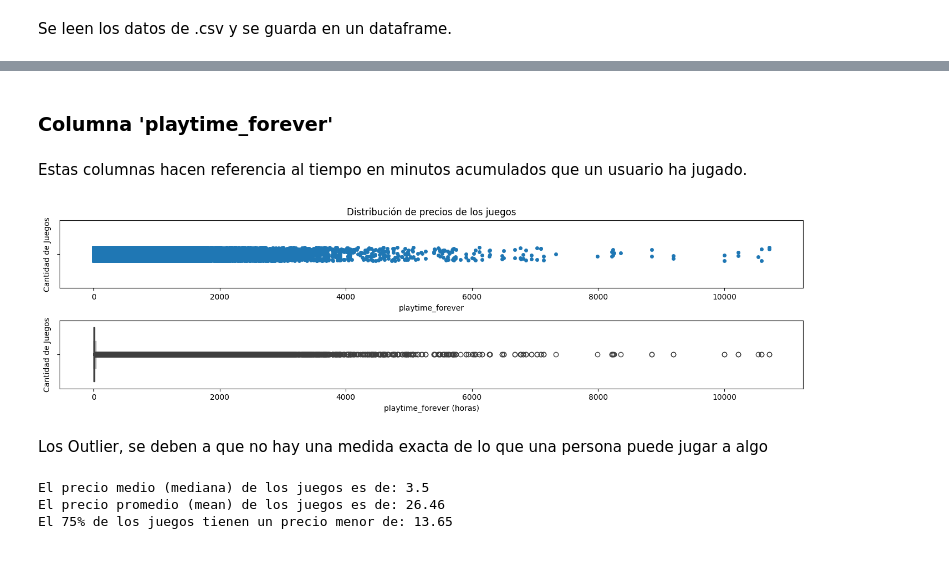
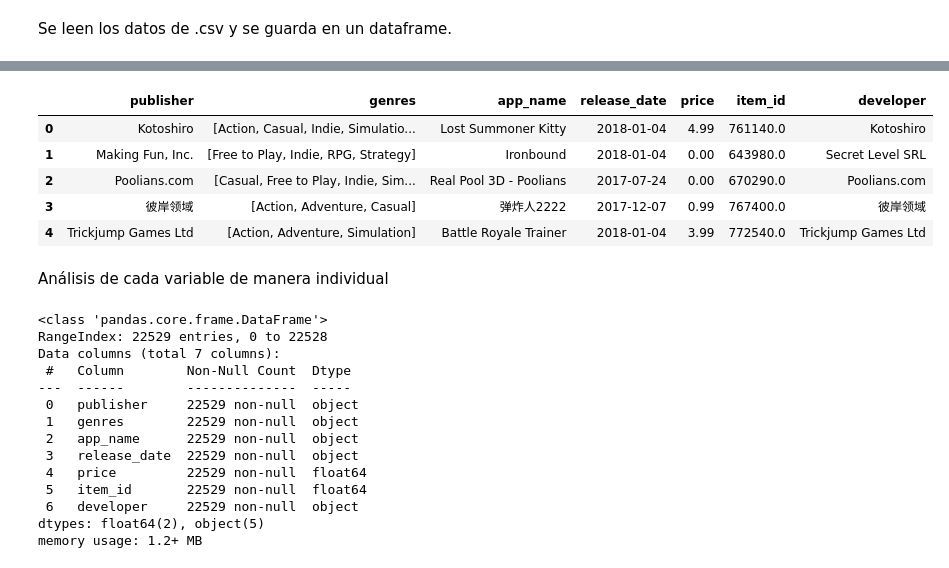
Before and after one commit to marceloyuba/Proyecto-Individual-P1, a Jupyter notebook: EDA.ipynb, the cells around one changed output, grey strips where cells are left out. Saved outputs shown, nothing was run; the diff lists cells and outputs as text; code cells hidden in the pictures.

```diff
--- a/EDA.ipynb
+++ b/EDA.ipynb
@@ -171,33 +19,29 @@ Este conjunto de datos tiene 7 columnas y 4718520 registros. Para recordar, cont
-# %% [markdown]
-### Columna 'playtime_forever'
-# %% [markdown]
-Estas columnas hacen referencia al tiempo en minutos acumulados que un usuario ha jugado.
-# %%
-df_items['playtime_hours'] = df_items['playtime_forever'] / 60
-
-fig = plt.figure(figsize=(14, 4))
-
-ax1 = fig.add_subplot(211)
-sns.stripplot(data=df_items, x='playtime_hours', ax=ax1)
-ax1.set_xlabel('playtime_forever') ; ax1.set_ylabel('Cantidad de Juegos') ; ax1.set_title('Distribución de precios de los juegos')
-
-ax2 = fig.add_subplot(212, sharex=ax1)
-sns.boxplot(data=df_items, x='playtime_hours', ax=ax2)
-ax2.set_xlabel('playtime_forever (horas)') ; ax2.set_ylabel('Cantidad de Juegos')
-
-# Muestra y ajustar el espaciado entre subplots
-plt.tight_layout()
-plt.show()
-# %% [output]
-[figure, removed]
-# %% [markdown]
-Los Outlier, se deben a que no hay una medida exacta de lo que una persona puede jugar a algo
-# %%
-estadisticas = df_items['playtime_hours'].describe()
-print(f'El precio medio (mediana) de los juegos es de: {round(estadisticas[5],2)}')
-print(f'El precio promedio (mean) de los juegos es de: {round(estadisticas[1],2)}')
-print(f'El 75% de los juegos tienen un precio menor de: {round(estadisticas[6],2)}')
-# %% [output]
-El precio medio (mediana) de los juegos es de: 3.5
-El precio promedio (mean) de los juegos es de: 26.46
-El 75% de los juegos tienen un precio menor de: 13.65
+# %%
+df_output = pd.read_parquet('output.parquet')
+df_output.head()
+# %% [output]
+|  | publisher | genres | app_name | release_date | price | item_id | developer |
+| 0 | Kotoshiro | [Action, Casual, Indie, Simulatio... | Lost Summoner Kitty | 2018-01-04 | 4.99 | 761140.0 | Kotoshiro |
+| 1 | Making Fun, Inc. | [Free to Play, Indie, RPG, Strategy] | Ironbound | 2018-01-04 | 0.00 | 643980.0 | Secret Level SRL |
+| 2 | Poolians.com | [Casual, Free to Play, Indie, Sim... | Real Pool 3D - Poolians | 2017-07-24 | 0.00 | 670290.0 | Poolians.com |
+| 3 | 彼岸领域 | [Action, Adventure, Casual] | 弹炸人2222 | 2017-12-07 | 0.99 | 767400.0 | 彼岸领域 |
+| 4 | Trickjump Games Ltd | [Action, Adventure, Simulation] | Battle Royale Trainer | 2018-01-04 | 3.99 | 772540.0 | Trickjump Games Ltd |
+# %% [markdown]
+Análisis de cada variable de manera individual
+# %%
+df_output.info()
+# %% [output]
+<class 'pandas.core.frame.DataFrame'>
+RangeIndex: 22529 entries, 0 to 22528
+Data columns (total 7 columns):
+ #   Column        Non-Null Count  Dtype
+---  ------        --------------  -----
+ 0   publisher     22529 non-null  object
+ 1   genres        22529 non-null  object
+ 2   app_name      22529 non-null  object
+ 3   release_date  22529 non-null  object
+ 4   price         22529 non-null  float64
+ 5   item_id       22529 non-null  float64
+ 6   developer     22529 non-null  object
+dtypes: float64(2), object(5)
+memory usage: 1.2+ MB
```
Also changed, not shown: parts of 57 cells of this notebook, 12 other files.
